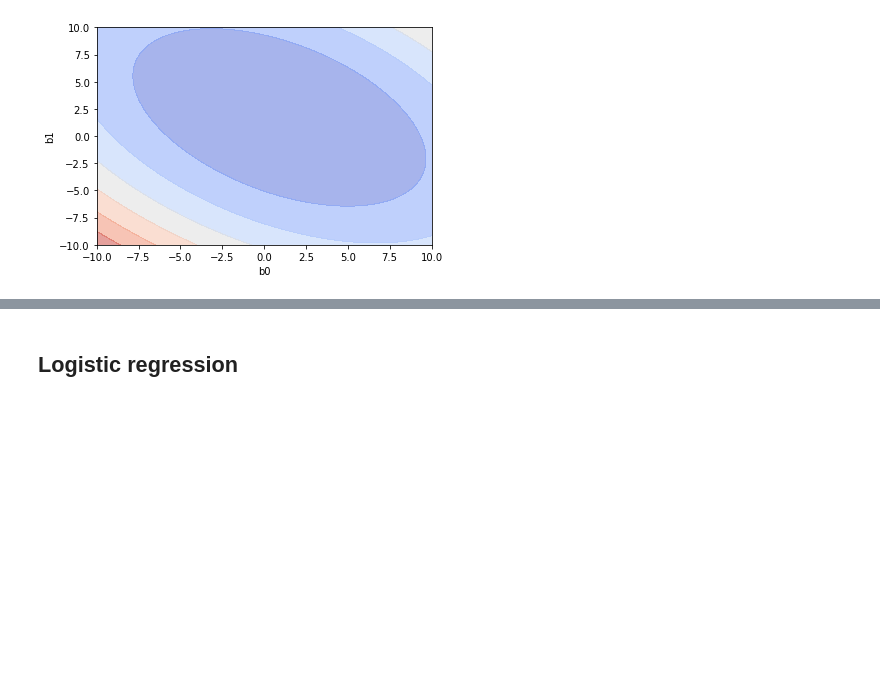
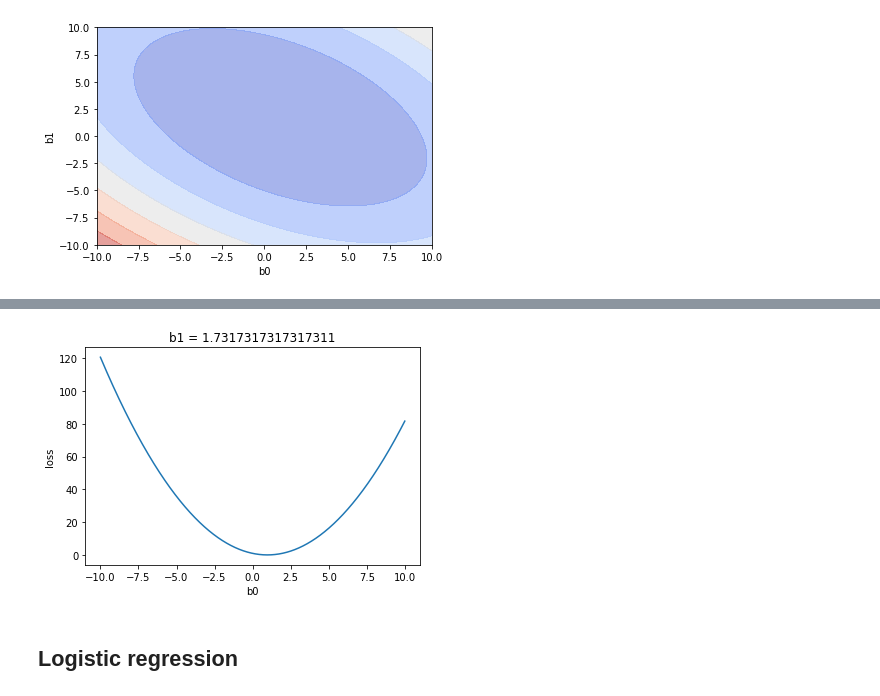
Before and after one commit to pablosuau/training, a Jupyter notebook: machine_learning/03_ml_theory/01_gradient_descent/01_loss_functions.ipynb, the cells around one changed output, grey strips where cells are left out. Saved outputs shown, nothing was run; the diff lists cells and outputs as text; code cells hidden in the pictures; blank space fills up the shorter version.

```diff
--- a/machine_learning/03_ml_theory/01_gradient_descent/01_loss_functions.ipynb
+++ b/machine_learning/03_ml_theory/01_gradient_descent/01_loss_functions.ipynb
@@ -171,3 +193,7 @@ Loss function value: 0.039441269435046916
+# %%
+_ = lrl.plot_loss_1D(0, 586)
+# %% [output]
+[figure, added]
 # %% [markdown]
 ## Logistic regression
 # %%
```
Also changed, not shown: parts of 7 cells of this notebook.
